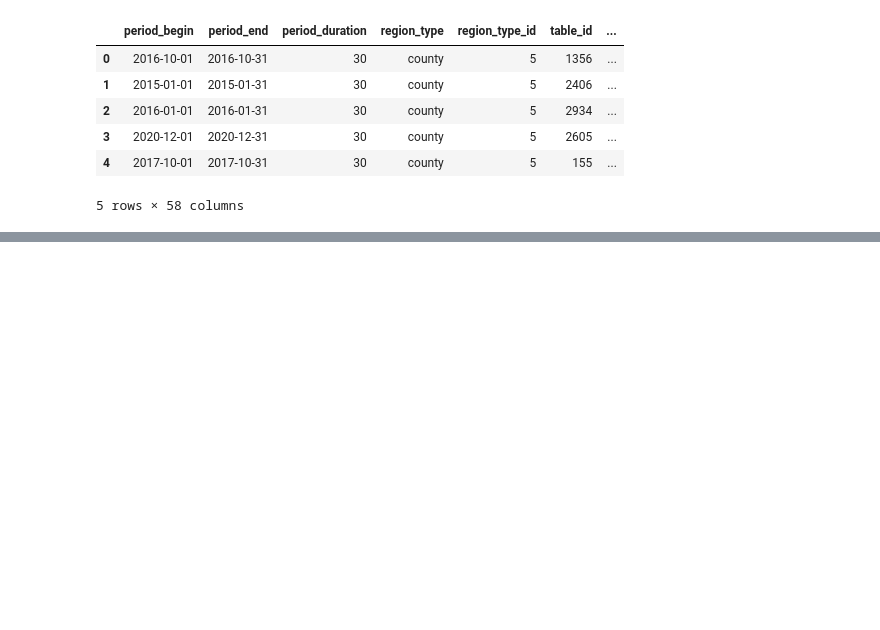
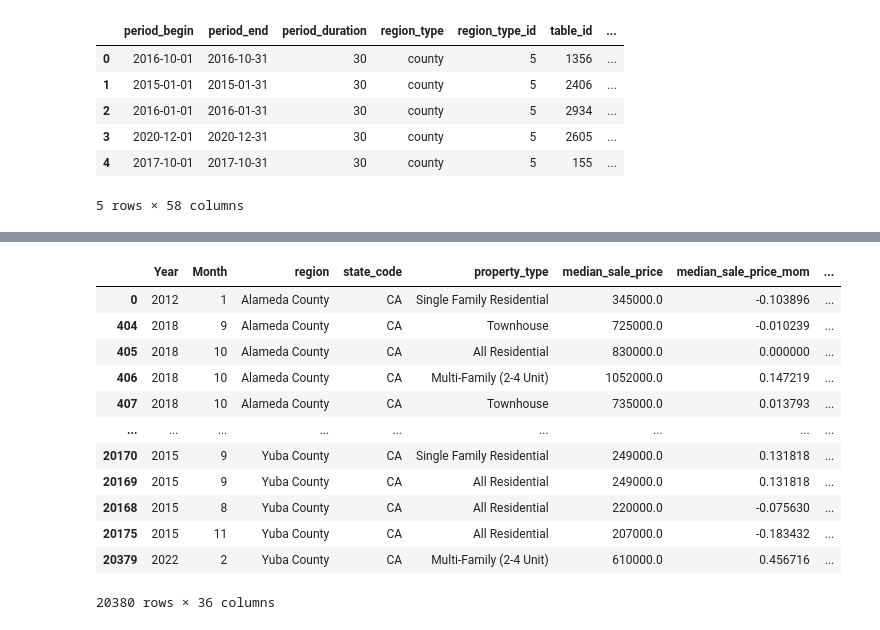
Before and after one commit to samuelj7/Project-3, a Jupyter notebook: data_cleaning.ipynb, the cells around one changed output, grey strips where cells are left out. Cells and saved outputs as stored; diff of their text form; code cells hidden in the pictures; blank space fills up the shorter version.

```diff
--- a/data_cleaning.ipynb
+++ b/data_cleaning.ipynb
@@ -74,0 +290,17 @@ orange_df
+# %%
+county_df=cleaned_ca_df.sort_values(["region"], ascending=True);
+county_yearly_df
+# %% [output]
+|  | Year | Month | region | state_code | property_type | median_sale_price | median_sale_price_mom | ... |
+| 0 | 2012 | 1 | Alameda County | CA | Single Family Residential | 345000.0 | -0.103896 | ... |
+| 404 | 2018 | 9 | Alameda County | CA | Townhouse | 725000.0 | -0.010239 | ... |
+| 405 | 2018 | 10 | Alameda County | CA | All Residential | 830000.0 | 0.000000 | ... |
+| 406 | 2018 | 10 | Alameda County | CA | Multi-Family (2-4 Unit) | 1052000.0 | 0.147219 | ... |
+| 407 | 2018 | 10 | Alameda County | CA | Townhouse | 735000.0 | 0.013793 | ... |
+| ... | ... | ... | ... | ... | ... | ... | ... | ... |
+| 20170 | 2015 | 9 | Yuba County | CA | Single Family Residential | 249000.0 | 0.131818 | ... |
+| 20169 | 2015 | 9 | Yuba County | CA | All Residential | 249000.0 | 0.131818 | ... |
+| 20168 | 2015 | 8 | Yuba County | CA | All Residential | 220000.0 | -0.075630 | ... |
+| 20175 | 2015 | 11 | Yuba County | CA | All Residential | 207000.0 | -0.183432 | ... |
+| 20379 | 2022 | 2 | Yuba County | CA | Multi-Family (2-4 Unit) | 610000.0 | 0.456716 | ... |
+20380 rows × 36 columns
```
Also changed, not shown: parts of 11 cells of this notebook, 1 other file.
